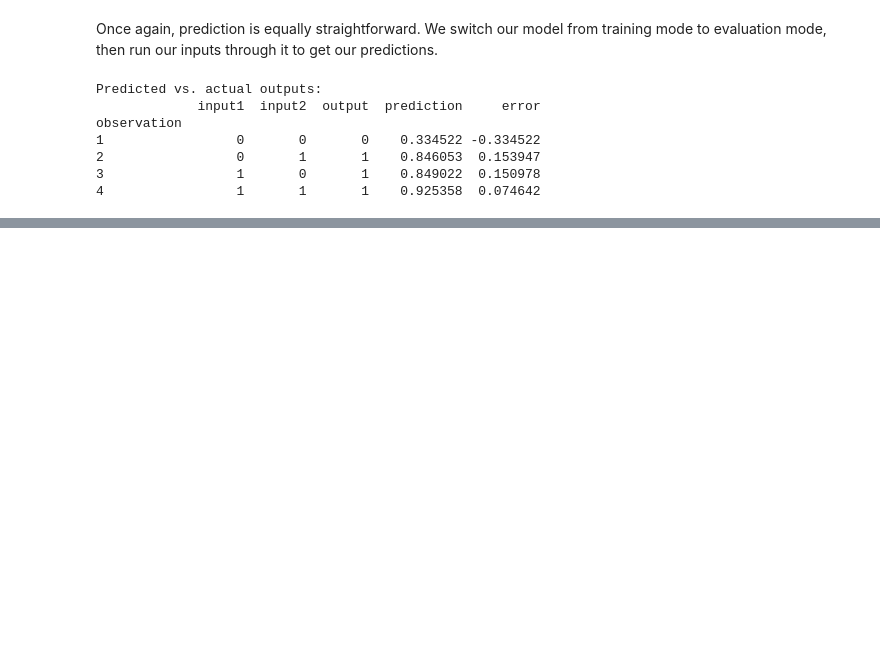
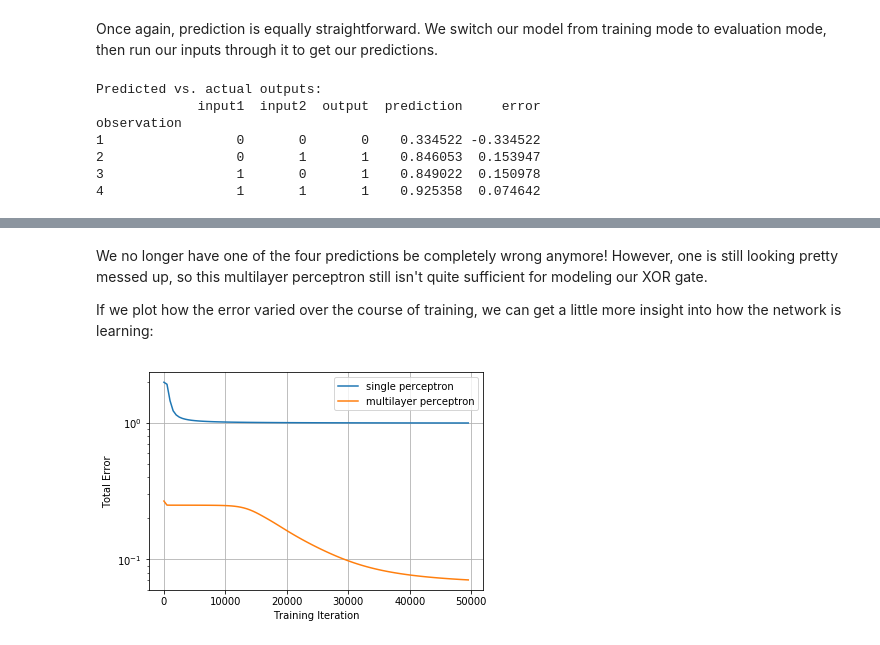
Before and after one commit to glennklockwood/limelead, a Jupyter notebook: notebooks/multilayer-perceptron.ipynb, the cells around one changed output, grey strips where cells are left out. Cells and saved outputs as stored; diff of their text form; code cells hidden in the pictures; blank space fills up the shorter version.

```diff
--- a/notebooks/multilayer-perceptron.ipynb
+++ b/notebooks/multilayer-perceptron.ipynb
@@ -413,0 +467,2 @@ observation
+# %%
+NUM_ITERATIONS = 50000
@@ -413,0 +521,30 @@ observation
+# %%
+loss = torch.nn.MSELoss(reduction='mean')
+optimizer = torch.optim.SGD(multilayer_perceptron.parameters(), lr=LEARNING_RATE)
+
+# train network
+multilayer_perceptron.train()
+t0 = time.time()
+for i in range(NUM_ITERATIONS):
+    f = multilayer_perceptron(xor_inputs_tensor)
+    error = loss(f, xor_truth_tensor)
+    if i % (NUM_ITERATIONS / 100) == 0:
+        errors['multilayer perceptron'].append((i, error))
+    optimizer.zero_grad()
+    error.backward()
+    optimizer.step()
+print("{:d} iterations took {:.1f} seconds".format(NUM_ITERATIONS, time.time() - t0))
+print("Final error: {:.2g}\n".format(error))
+
+# predict outputs
+multilayer_perceptron.eval()
+predicted_output = multilayer_perceptron(xor_inputs_tensor).detach().numpy()
+predicted_output = pandas.DataFrame(
+    predicted_output,
+    columns=["prediction"],
+    index=xor_dataset.index)
+output = pandas.concat((xor_dataset, predicted_output), axis=1)
+output['error'] = output['output'] - output['prediction']
+
+print("Predicted vs. actual outputs for the multilayer perceptron network:")
+print(output)
@@ -413,0 +562,19 @@ observation
+# %% [markdown]
+We no longer have one of the four predictions be completely wrong anymore!  However, one is still looking pretty messed up, so this multilayer perceptron still isn't quite sufficient for modeling our XOR gate.
+
+If we plot how the error varied over the course of training, we can get a little more insight into how the network is learning:
+# %%
+import matplotlib
+import matplotlib.pyplot
+
+fig, ax = matplotlib.pyplot.subplots()
+for key, values in errors.items():
+    iterations, error = zip(*values)
+    ax.plot(iterations, error, label=key)
+ax.set_yscale("log")
+ax.set_ylabel("Total Error")
+ax.set_xlabel("Training Iteration")
+ax.legend()
+ax.grid()
+# %% [output]
+[figure, added]
```
Also changed, not shown: parts of 15 cells of this notebook.
